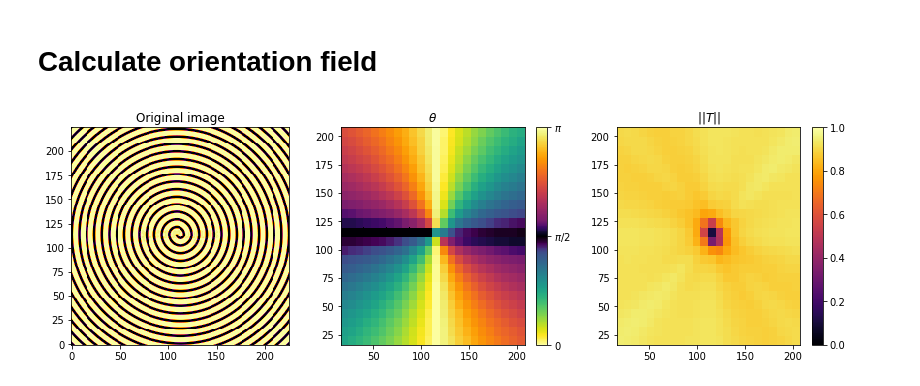
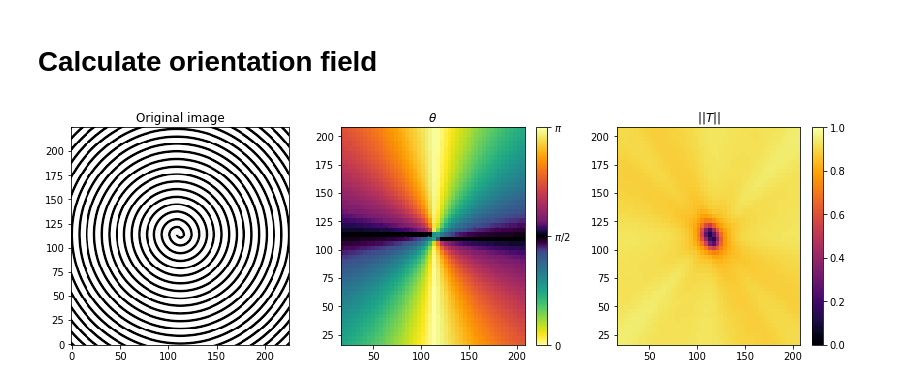
Before and after one commit to scigem/PynamiX, a Jupyter notebook: notebooks/Fibres.ipynb, the cells around one changed output. Saved outputs shown, nothing was run; the diff lists cells and outputs as text; code cells hidden in the pictures.

```diff
--- a/notebooks/Fibres.ipynb
+++ b/notebooks/Fibres.ipynb
@@ -25,25 +25,25 @@ plt.show()
 # Calculate orientation field
 # %%
 patchw=16
-X,Y,orient,dzeta = measure.orientation_map(ims,logfile,patchw=patchw,xstep=patchw//2,ystep=patchw//2)
+X,Y,orient,dzeta = measure.orientation_map(ims,logfile,patchw=patchw,xstep=patchw//4,ystep=patchw//4)
 # %%
 fig = plt.figure(figsize=[14,4])
 
 plt.subplot(131)
 plt.title('Original image')
-plt.imshow(ims[0],origin='lower')
+plt.imshow(ims[0],origin='lower',cmap='gray')
 
 plt.subplot(132)
 plt.title(r'$\theta$')
 plt.pcolormesh(X,Y,orient[0],cmap=virino,vmin=0,vmax=np.pi)
 cb = plt.colorbar()
 cb.set_ticks([0,np.pi/2.,np.pi])
 cb.set_ticklabels([r'$0$',r'$\pi/2$',r'$\pi$'])
 
 plt.subplot(133)
 plt.title(r'$||T||$')
 plt.pcolormesh(X,Y,dzeta[0],vmin=0,vmax=1)
 plt.colorbar()
 plt.show()
 # %% [output]
-[figure, old version]
+[figure, new version]
```
Also changed, not shown: parts of 1 cell of this notebook, 1 other file.
